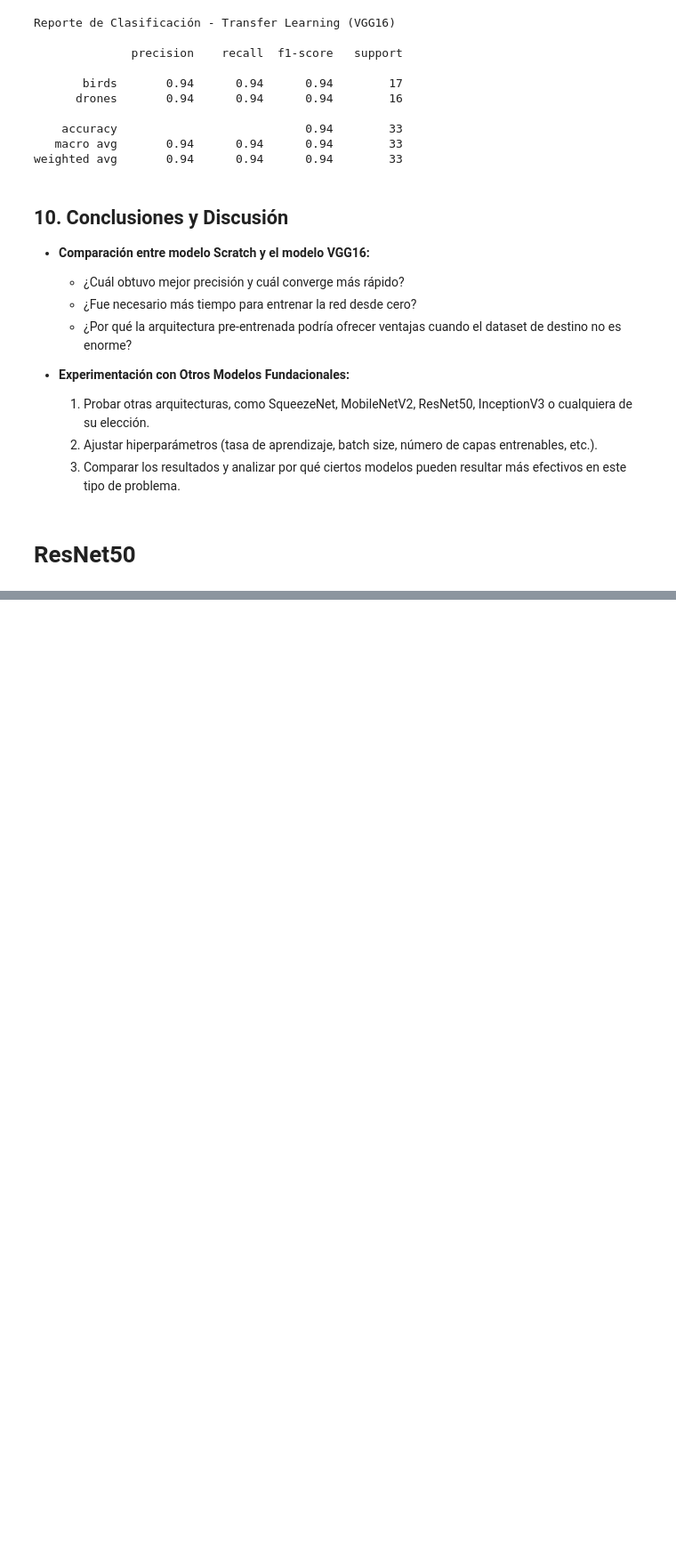
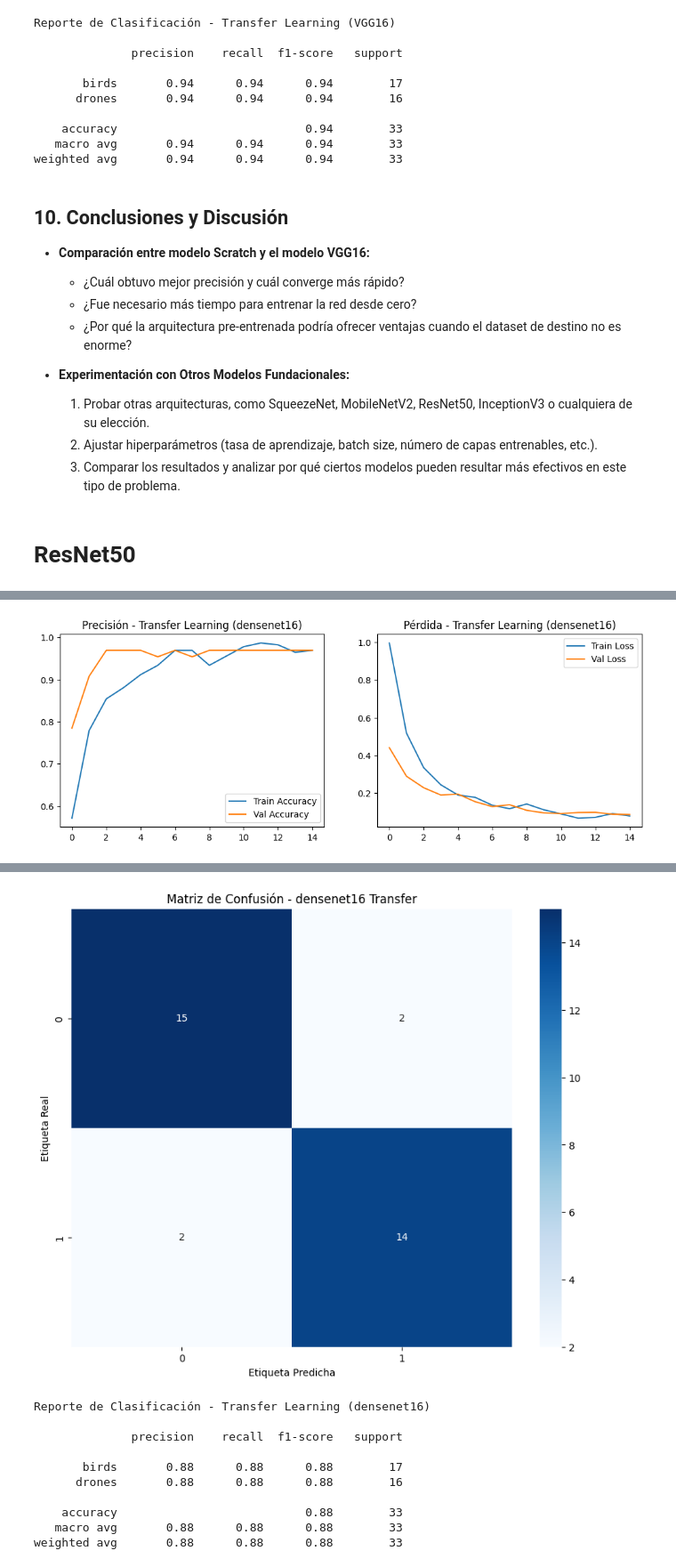
Before and after one commit to STinjaca/202220_Ejemplo_Parcial_Practico_1, a Jupyter notebook: Laboratorio_08/MISIS4825_Laboratorio08_Taller.ipynb, the cells around one changed output, grey strips where cells are left out. Shown at 89% size. Cells and saved outputs as stored; diff of their text form; code cells hidden in the pictures; blank space fills up the shorter version.

```diff
--- a/Laboratorio_08/MISIS4825_Laboratorio08_Taller.ipynb
+++ b/Laboratorio_08/MISIS4825_Laboratorio08_Taller.ipynb
@@ -584,0 +772,45 @@ with tf.device('/device:GPU:0'):
+# %%
+from sklearn.metrics import confusion_matrix, classification_report
+from tensorflow.keras.models import load_model
+
+# Graficar la historia de entrenamiento
+acc_densenet = history_densenet.history['accuracy']
+val_acc_densenet = history_densenet.history['val_accuracy']
+loss_densenet = history_densenet.history['loss']
+val_loss_densenet = history_densenet.history['val_loss']
+epochs_range_densenet = range(len(acc_densenet))
+
+plt.figure(figsize=(12, 4))
+plt.subplot(1, 2, 1)
+plt.plot(epochs_range_densenet, acc_densenet, label='Train Accuracy')
+plt.plot(epochs_range_densenet, val_acc_densenet, label='Val Accuracy')
+plt.legend()
+plt.title('Precisión - Transfer Learning (densenet16)')
+
+plt.subplot(1, 2, 2)
+plt.plot(epochs_range_densenet, loss_densenet, label='Train Loss')
+plt.plot(epochs_range_densenet, val_loss_densenet, label='Val Loss')
+plt.legend()
+plt.title('Pérdida - Transfer Learning (densenet16)')
+plt.show()
+
+# Cargar el mejor modelo y evaluar
+best_densenet_model = load_model('best_model_densenet.keras')
+test_gen.reset()
+preds_densenet = best_densenet_model.predict(test_gen, verbose=1)
+y_pred_densenet = np.argmax(preds_densenet, axis=1)
+y_true = test_gen.classes
+
+cm_densenet = confusion_matrix(y_true, y_pred_densenet)
+plt.figure(figsize=(10, 8))
+sns.heatmap(cm_densenet, annot=True, fmt='d', cmap=plt.cm.Blues)
+plt.title('Matriz de Confusión - densenet16 Transfer')
+plt.ylabel('Etiqueta Real')
+plt.xlabel('Etiqueta Predicha')
+plt.show()
+
+print("Reporte de Clasificación - Transfer Learning (densenet16)")
+print()
+print(classification_report(y_true, y_pred_densenet, target_names=labels_map, zero_division=0))
+# %% [output]
+[figure, added]
@@ -584,0 +818,11 @@ with tf.device('/device:GPU:0'):
+[figure, added]
+Reporte de Clasificación - Transfer Learning (densenet16)
+
+              precision    recall  f1-score   support
+
+       birds       0.88      0.88      0.88        17
+      drones       0.88      0.88      0.88        16
+
+    accuracy                           0.88        33
+   macro avg       0.88      0.88      0.88        33
+weighted avg       0.88      0.88      0.88        33
```
Also changed, not shown: parts of 5 cells of this notebook.
